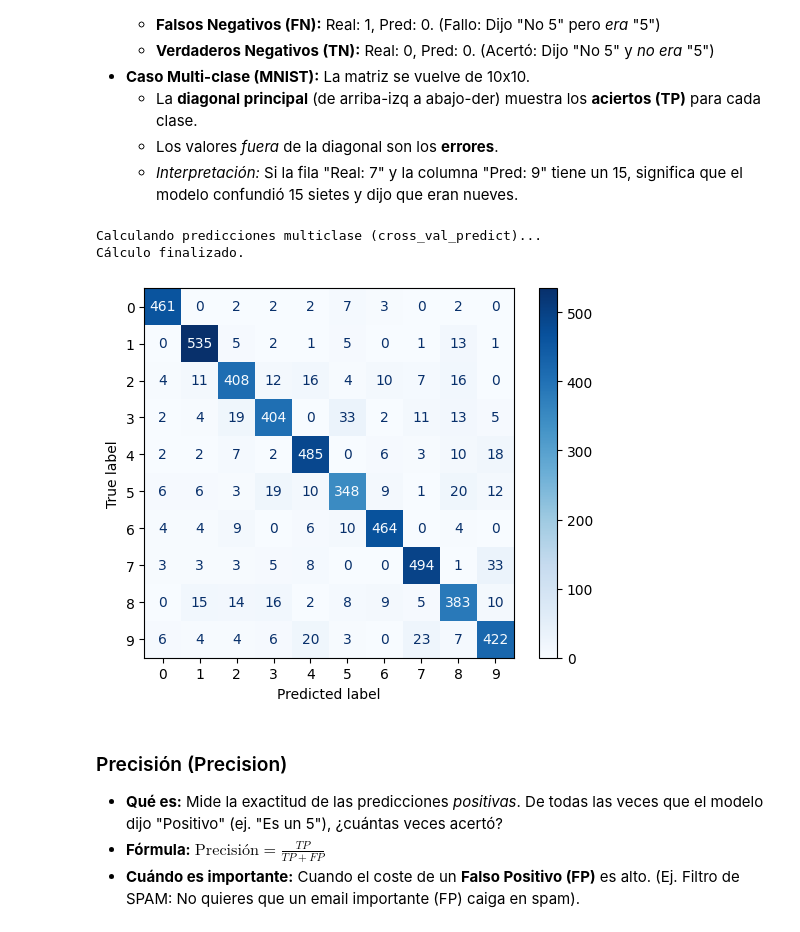
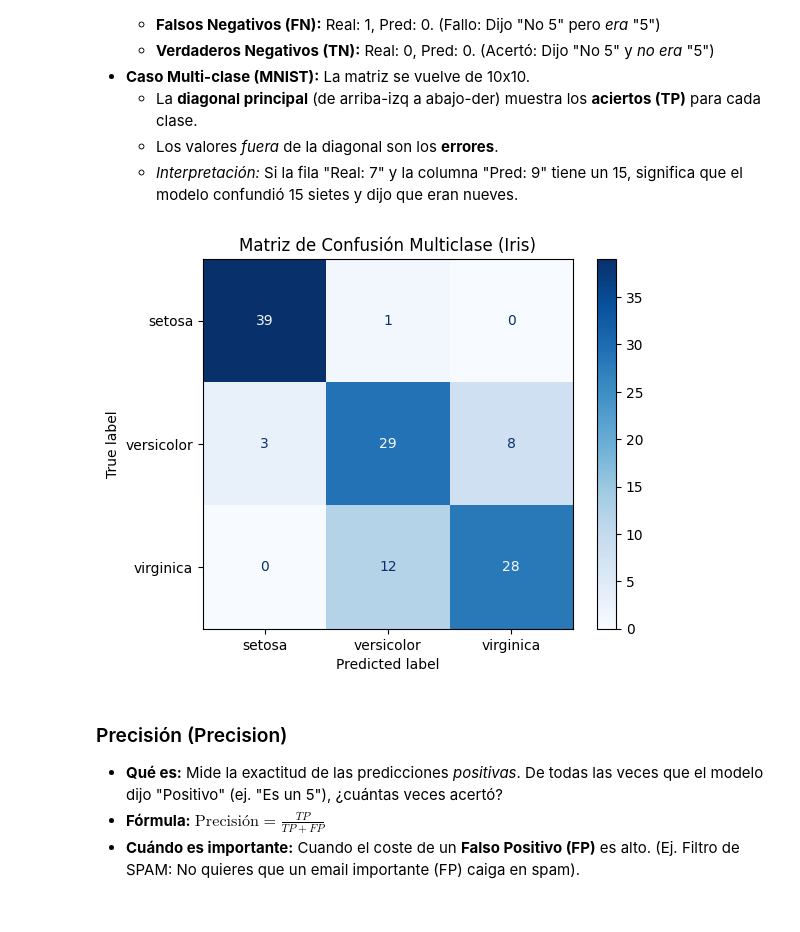
Before and after one commit to rrcorcelles/Fundamentos-Machine-Learning-Python, a Jupyter notebook: clasificacion.ipynb, the cells around one changed output. Drawn from its saved outputs; the diff is of its cells as text; code cells hidden in the pictures.

```diff
--- a/clasificacion.ipynb
+++ b/clasificacion.ipynb
@@ -103,31 +146,38 @@ SGDClassifier(loss='log_loss', n_jobs=-1, random_state=42)
     * Los valores *fuera* de la diagonal son los **errores**.
     * *Interpretación:* Si la fila "Real: 7" y la columna "Pred: 9" tiene un 15, significa que el modelo confundió 15 sietes y dijo que eran nueves.
 # %%
-from sklearn.metrics import confusion_matrix, ConfusionMatrixDisplay
-from sklearn.model_selection import cross_val_predict
-import matplotlib.pyplot as plt
+# 1. Cargar datos de Iris (si no están cargados)
+iris = load_iris(as_frame=False)
+X = iris.data
+y = iris.target # Usamos las etiquetas originales (0, 1, 2)
+target_names = iris.target_names # Nombres de las especies
 
-# 1. Definir un modelo multiclase
-sgd_clf_multi = SGDClassifier(max_iter=1000, tol=1e-3, random_state=42, n_jobs=-1)
+# 2. Dividir datos en entrenamiento y prueba (para y multiclase)
+X_train, X_test, y_train, y_test = train_test_split(
+    X, y, test_size=0.2, random_state=42, stratify=y
+)
 
-# 2. Obtener predicciones (¡Usando el subset escalado y 'y' multiclase!)
-print("Calculando predicciones multiclase (cross_val_predict)...")
-y_train_pred_multi_subset = cross_val_predict(sgd_clf_multi, X_train_subset_scaled, y_train_subset, cv=3, n_jobs=-1)
-print("Cálculo finalizado.")
+# 3. Escalar los datos de entrenamiento (crea X_train_scaled)
+scaler = StandardScaler()
+X_train_scaled = scaler.fit_transform(X_train)
 
-# 3. Generar la matriz de confusión (10x10)
-cm = confusion_matrix(y_train_subset, y_train_pred_multi_subset)
+# 4. Definir un modelo multiclase (SGDClassifier por defecto maneja multiclase)
+sgd_clf_multi = SGDClassifier(max_iter=1000, tol=1e-3, random_state=42)
 
-# 4. Visualizarla
-# --- ¡CORRECCIÓN DE ERROR (ValueError)! ---
-# Usamos np.unique() para obtener las etiquetas correctas (0-9) del subset
-disp = ConfusionMatrixDisplay(confusion_matrix=cm, display_labels=np.unique(y_train_subset))
+# 5. Obtener predicciones multiclase usando validación cruzada en el set de entrenamiento
+# Usamos X_train_scaled y y_train (las etiquetas 0, 1, 2) que definimos arriba
+y_train_pred_multi = cross_val_predict(sgd_clf_multi, X_train_scaled, y_train, cv=3)
+
+# 6. Generar la matriz de confusión (3x3 para Iris)
+cm = confusion_matrix(y_train, y_train_pred_multi)
+
+# 7. Visualizarla
+disp = ConfusionMatrixDisplay(confusion_matrix=cm, display_labels=target_names)
 disp.plot(cmap=plt.cm.Blues)
+plt.title("Matriz de Confusión Multiclase (Iris)")
 plt.show()
 # %% [output]
-Calculando predicciones multiclase (cross_val_predict)...
-Cálculo finalizado.
-[figure, old version]
+[figure, new version]
 # %% [markdown]
 
 
```
Also changed, not shown: parts of 8 cells of this notebook.
